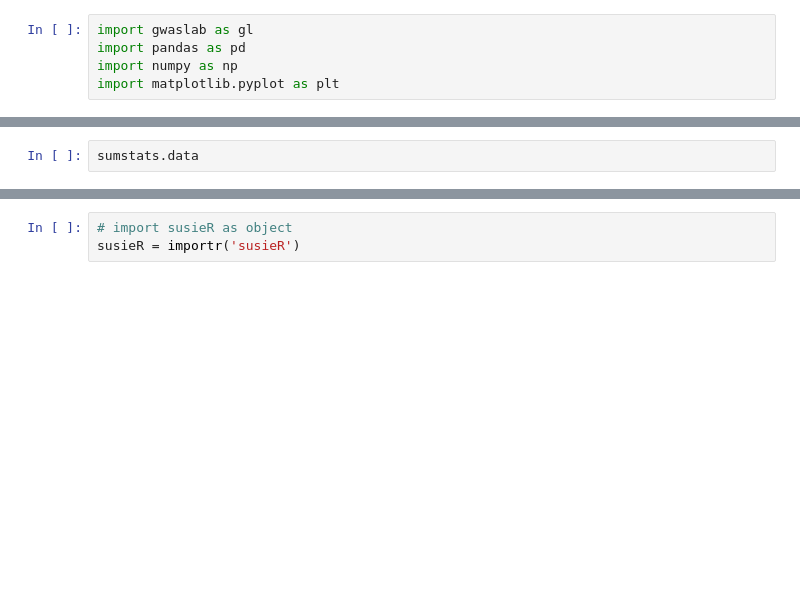
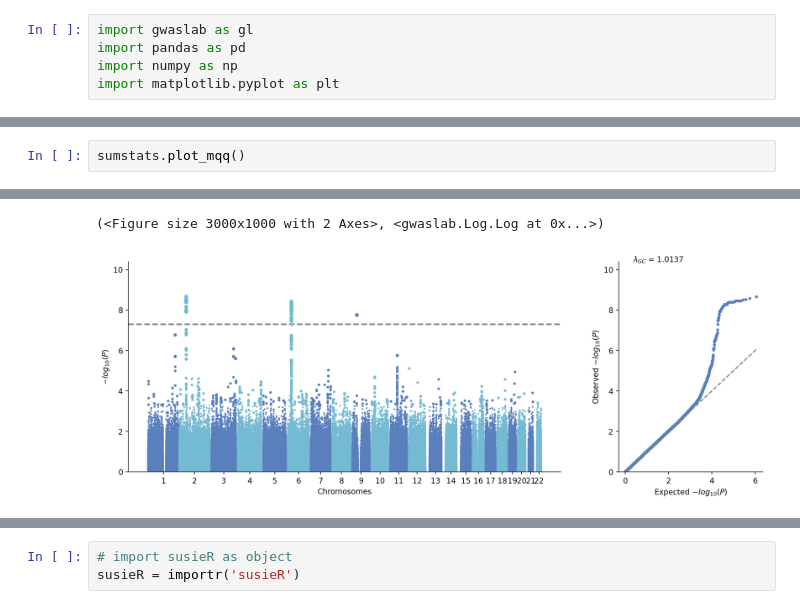
Before and after one commit to Cloufield/GWASTutorial, a Jupyter notebook: 12_fine_mapping/finemapping_susie.ipynb, the cells around one changed output, grey strips where cells are left out. Saved outputs shown, nothing was run; the diff lists cells and outputs as text; blank space fills up the shorter version.

```diff
--- a/12_fine_mapping/finemapping_susie.ipynb
+++ b/12_fine_mapping/finemapping_susie.ipynb
@@ -49,3 +67,3 @@ Thu Jan 12 13:27:26 2023 Finished normalizing variants successfully!
 # %%
-sumstats.data
+sumstats.plot_mqq()
 # %% [output]
@@ -65 +90,3 @@ sumstats.data
+(<Figure size 3000x1000 with 2 Axes>, <gwaslab.Log.Log at 0x...>)
+[figure, added]
 # %%
```
Also changed, not shown: parts of 30 cells of this notebook.
